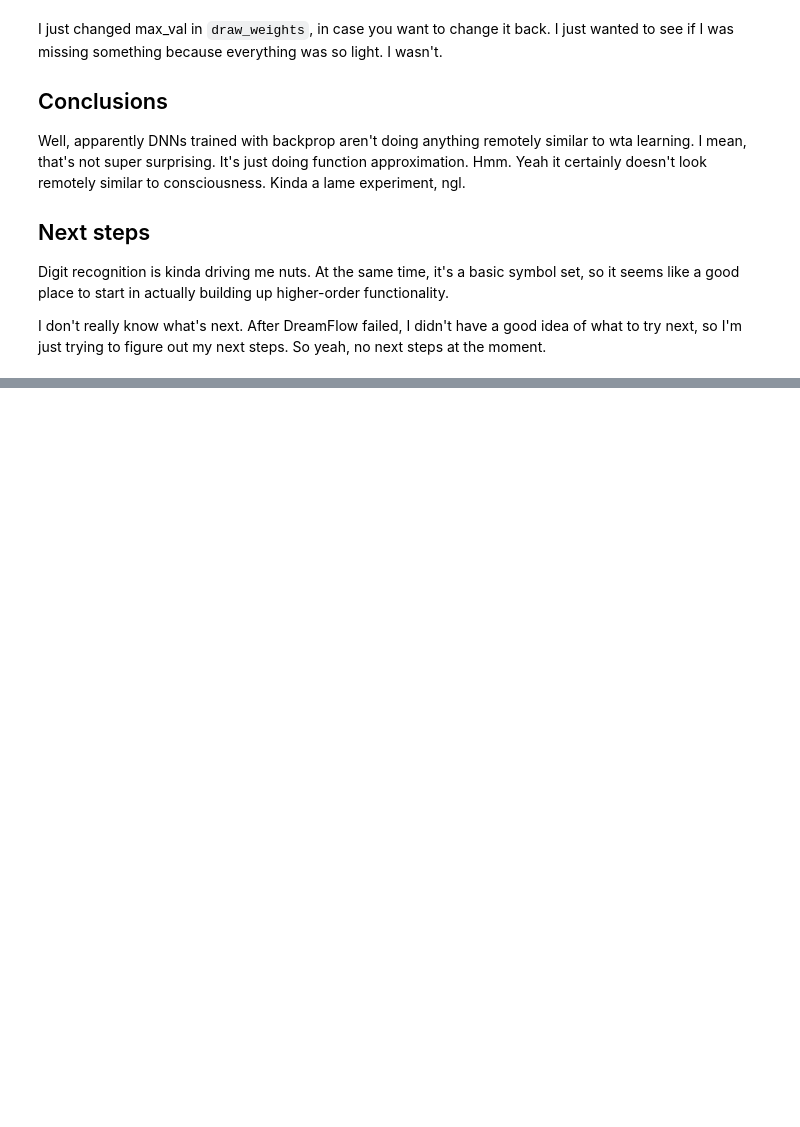
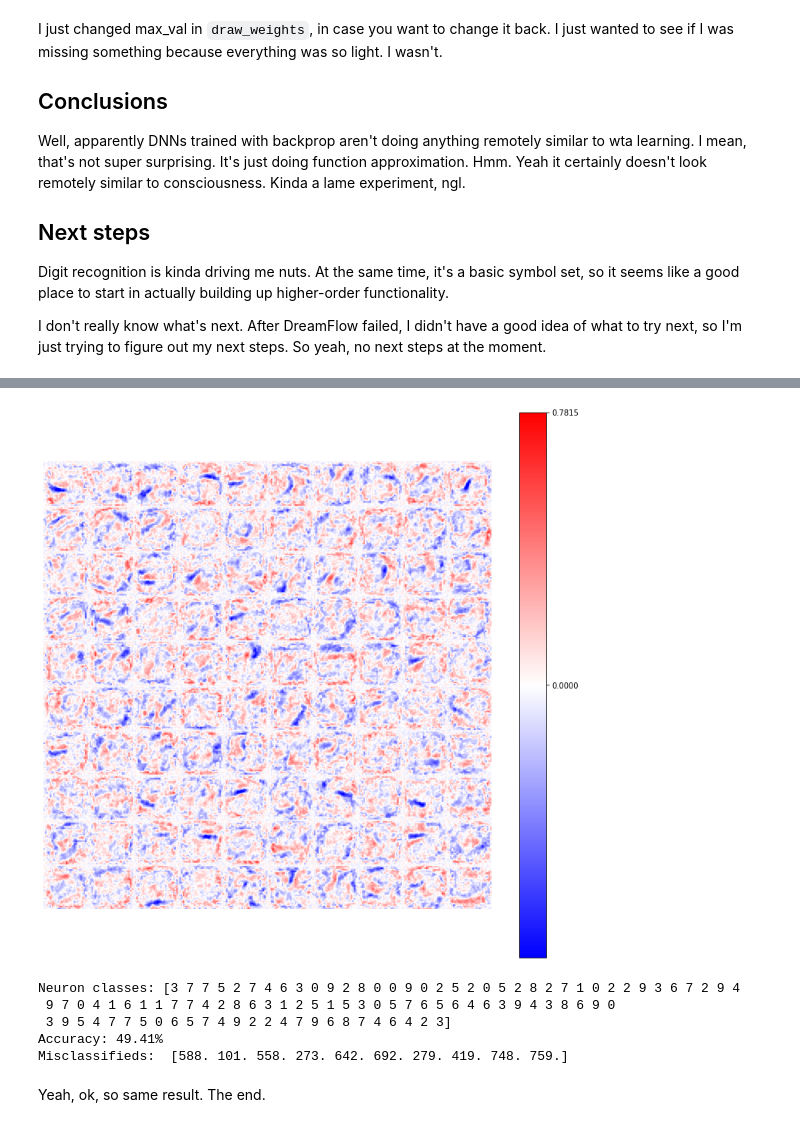
Before and after one commit to DGeisz/CodeX, a Jupyter notebook: WWTD/12_7_2020_experiment_tensorflow_wta/TensorFlow WTA.ipynb, the cells around one changed output, grey strips where cells are left out. Cells and saved outputs as stored; diff of their text form; code cells hidden in the pictures; blank space fills up the shorter version.

```diff
--- a/WWTD/12_7_2020_experiment_tensorflow_wta/TensorFlow WTA.ipynb
+++ b/WWTD/12_7_2020_experiment_tensorflow_wta/TensorFlow WTA.ipynb
@@ -33,7 +34,7 @@ def draw_weights(w, Kx, Ky, fig):
             w_i += 1
 
     plt.clf()
-    max_val = 0.5
+    max_val = np.max(tapestry)
     im = plt.imshow(tapestry, cmap="bwr", vmax=max_val, vmin=-max_val)
     fig.colorbar(im, ticks=[0, max_val])
     plt.axis("off")
@@ -206,0 +210,14 @@ I don't really know what's next.  After DreamFlow failed, I didn't have a good i
+# %%
+model = Sequential([
+    Flatten(input_shape=(28, 28)),
+    Dense(100, use_bias=False, activation='relu'),
+    Dense(10, use_bias=False)
+])
+
+model.compile(
+    optimizer='adam',
+    loss=SparseCategoricalCrossentropy(from_logits=True),
+    metrics=['accuracy']
+)
+# %%
+model.fit(train_x, train_y, epochs=10)
@@ -206,0 +246,16 @@ I don't really know what's next.  After DreamFlow failed, I didn't have a good i
+# %%
+fig = plt.figure(figsize=(13, 13))
+
+draw_weights(model.layers[1].trainable_variables[0].numpy().T, 10, 10, fig)
+# %% [output]
+[figure, added]
+# %%
+wta_classification(model.layers[1].trainable_variables[0].numpy().T)
+# %% [output]
+Neuron classes: [3 7 7 5 2 7 4 6 3 0 9 2 8 0 0 9 0 2 5 2 0 5 2 8 2 7 1 0 2 2 9 3 6 7 2 9 4
+ 9 7 0 4 1 6 1 1 7 7 4 2 8 6 3 1 2 5 1 5 3 0 5 7 6 5 6 4 6 3 9 4 3 8 6 9 0
+ 3 9 5 4 7 7 5 0 6 5 7 4 9 2 2 4 7 9 6 8 7 4 6 4 2 3]
+Accuracy: 49.41%
+Misclassifieds:  [588. 101. 558. 273. 642. 692. 279. 419. 748. 759.]
+# %% [markdown]
+Yeah, ok, so same result.  The end.
```
Also changed, not shown: parts of 3 cells of this notebook, 5 other files.
